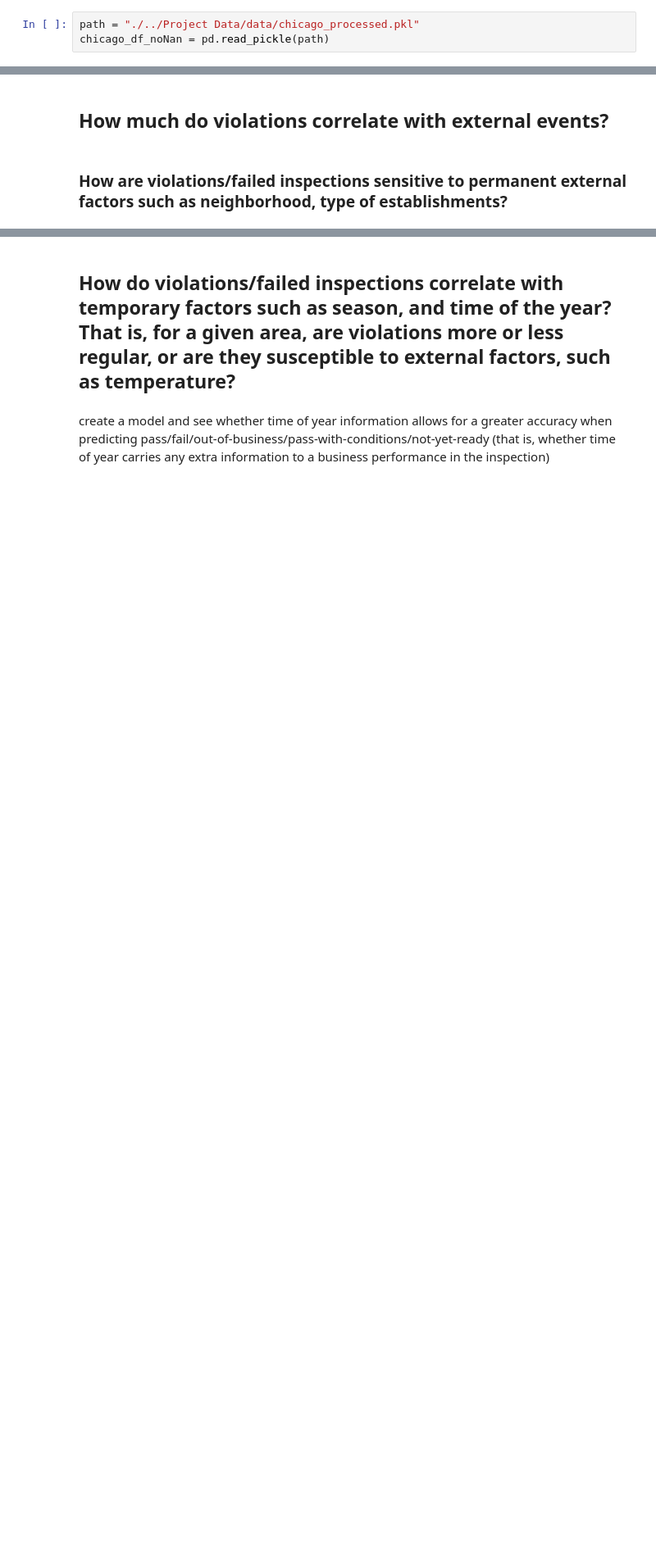
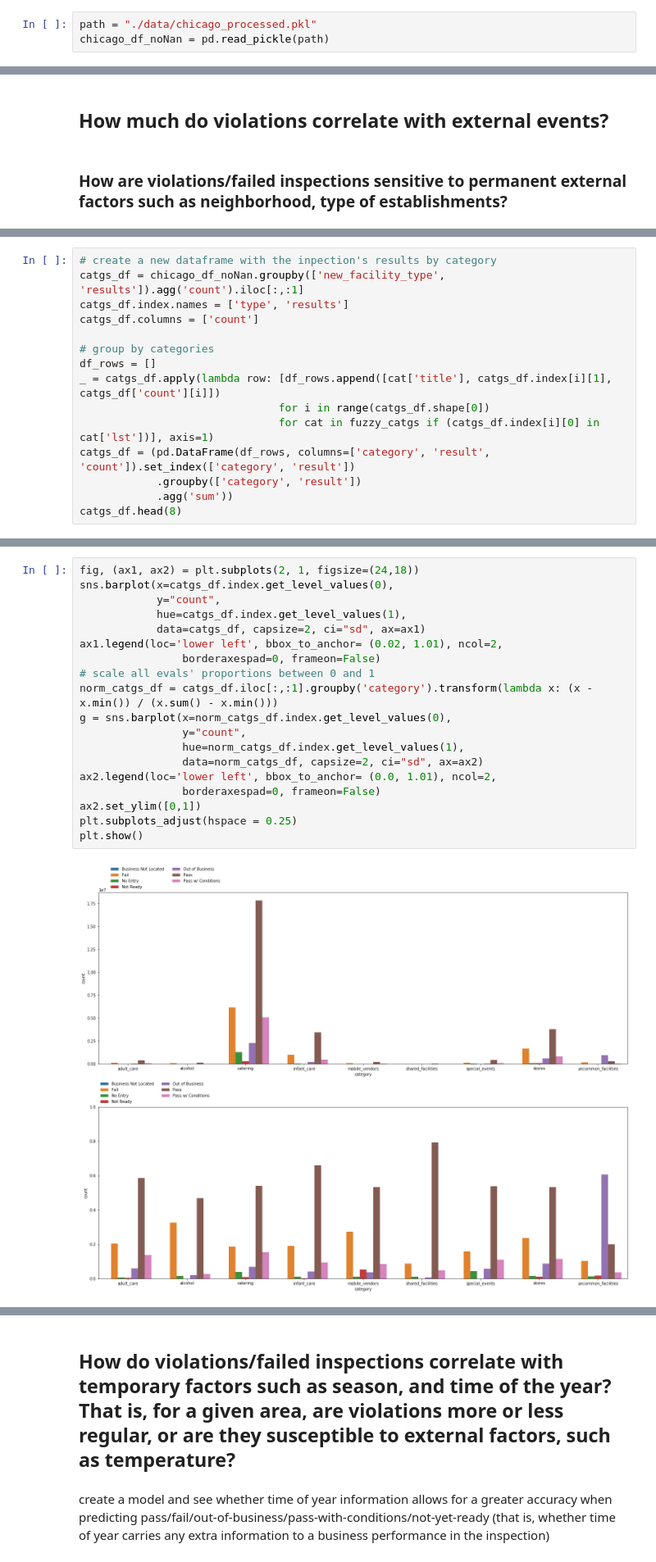
Before and after one commit to MNabegh/ADAknow, a Jupyter notebook: analysis.ipynb, the cells around one changed output, grey strips where cells are left out. Shown at 82% size. Saved outputs shown, nothing was run; the diff lists cells and outputs as text; blank space fills up the shorter version.

```diff
--- a/analysis.ipynb
+++ b/analysis.ipynb
@@ -1708,7 +1807,7 @@ calculate the ratios of pass/fail for each facility type
 # %% [markdown]
 In this sections, we are going to analyze the data available from big chains. First and foremost, we will see how many establishments of the same chain have been evaluated by Chicago's Food Inspections services.
 # %%
-path = "./../Project Data/data/chicago_processed.pkl"
+path = "./data/chicago_processed.pkl"
 chicago_df_noNan = pd.read_pickle(path)
 # %% [markdown]
 Below, we are going to obtain the number of establishments by chain
@@ -1936,0 +2087,15 @@ pio.write_html(fig, file="independent_vs_chain.html", auto_open=True)
+# %%
+# create a new dataframe with the inpection's results by category
+catgs_df = chicago_df_noNan.groupby(['new_facility_type', 'results']).agg('count').iloc[:,:1]
+catgs_df.index.names = ['type', 'results']
+catgs_df.columns = ['count']
+
+# group by categories
+df_rows = []
+_ = catgs_df.apply(lambda row: [df_rows.append([cat['title'], catgs_df.index[i][1], catgs_df['count'][i]])
+                               for i in range(catgs_df.shape[0])
+                               for cat in fuzzy_catgs if (catgs_df.index[i][0] in cat['lst'])], axis=1)
+catgs_df = (pd.DataFrame(df_rows, columns=['category', 'result', 'count']).set_index(['category', 'result'])
+            .groupby(['category', 'result'])
+            .agg('sum'))
+catgs_df.head(8)
@@ -1936,0 +2113,21 @@ pio.write_html(fig, file="independent_vs_chain.html", auto_open=True)
+# %%
+fig, (ax1, ax2) = plt.subplots(2, 1, figsize=(24,18))
+sns.barplot(x=catgs_df.index.get_level_values(0),
+            y="count",
+            hue=catgs_df.index.get_level_values(1),
+            data=catgs_df, capsize=2, ci="sd", ax=ax1)
+ax1.legend(loc='lower left', bbox_to_anchor= (0.02, 1.01), ncol=2,
+                borderaxespad=0, frameon=False)
+# scale all evals' proportions between 0 and 1
+norm_catgs_df = catgs_df.iloc[:,:1].groupby('category').transform(lambda x: (x - x.min()) / (x.sum() - x.min()))
+g = sns.barplot(x=norm_catgs_df.index.get_level_values(0),
+                y="count",
+                hue=norm_catgs_df.index.get_level_values(1),
+                data=norm_catgs_df, capsize=2, ci="sd", ax=ax2)
+ax2.legend(loc='lower left', bbox_to_anchor= (0.0, 1.01), ncol=2,
+                borderaxespad=0, frameon=False)
+ax2.set_ylim([0,1])
+plt.subplots_adjust(hspace = 0.25)
+plt.show()
+# %% [output]
+[figure, added]
```
Also changed, not shown: parts of 21 cells of this notebook.
